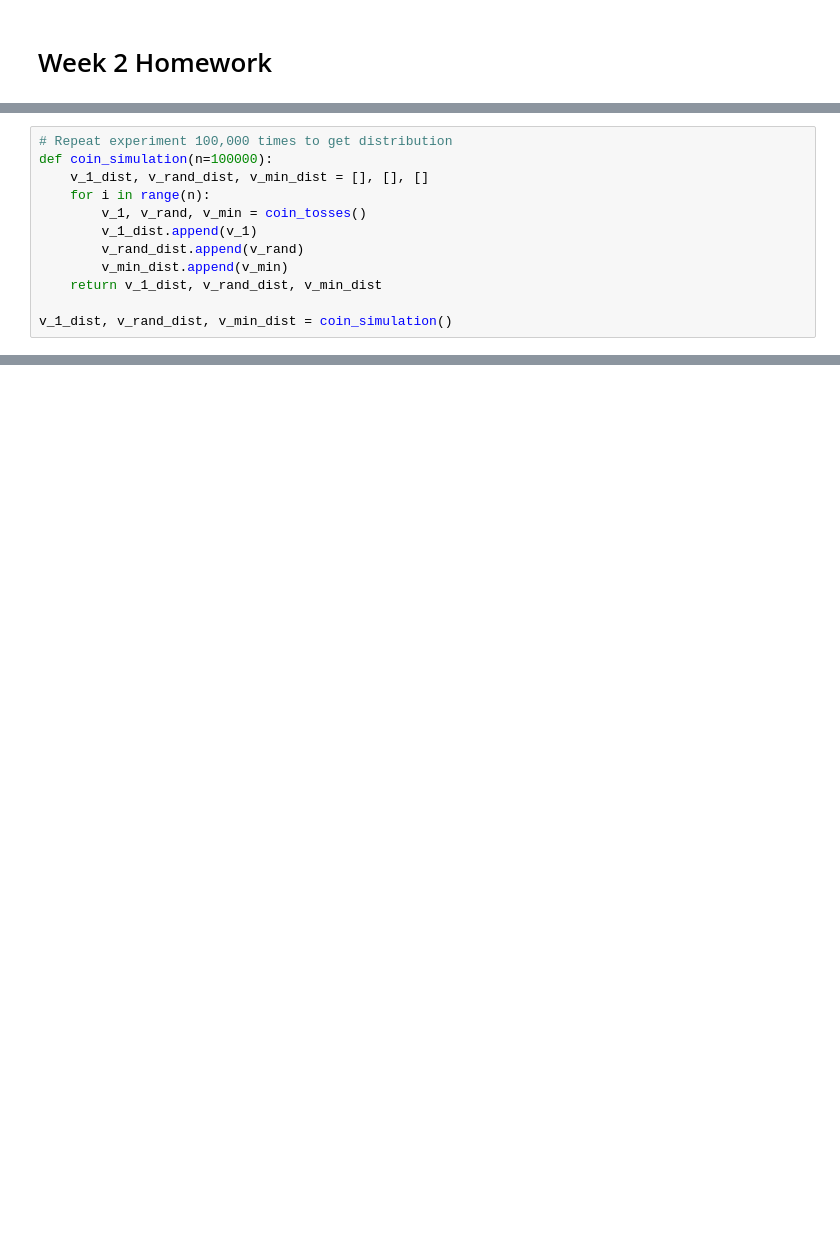
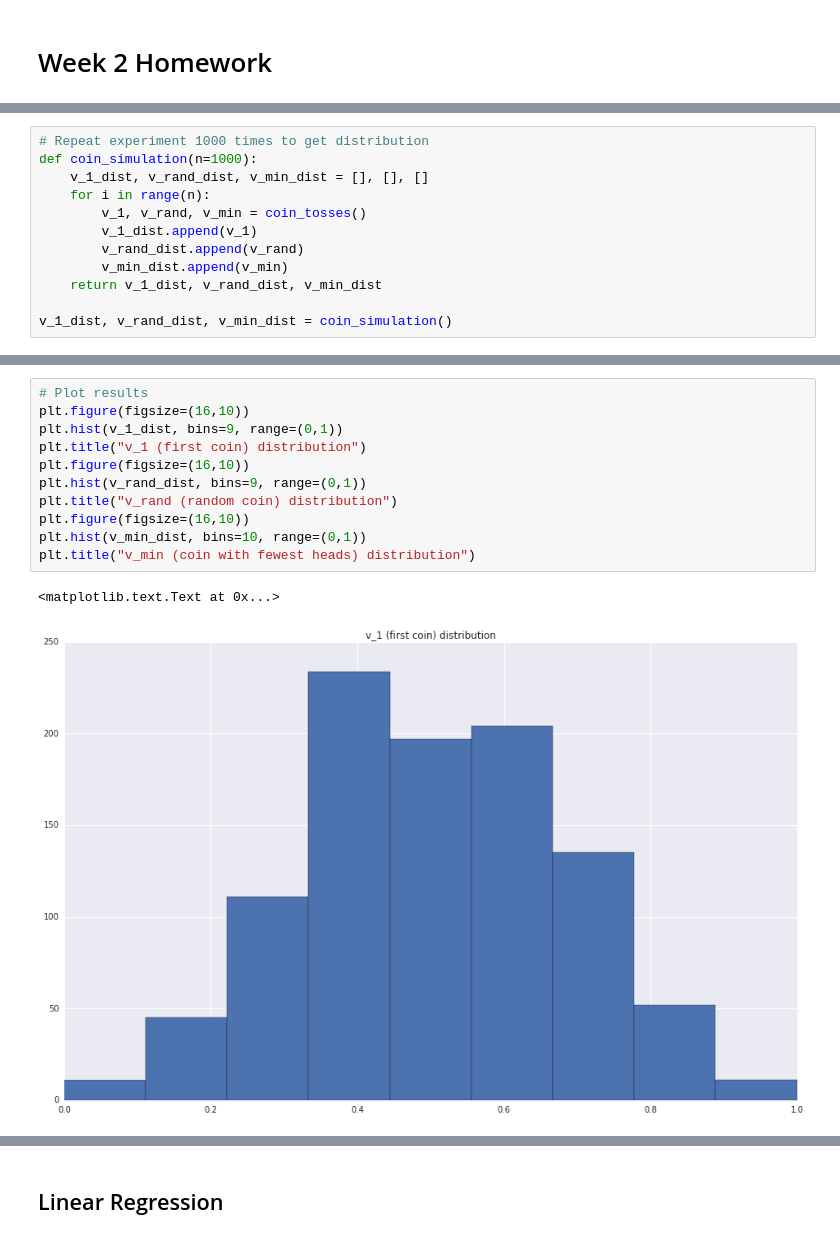
Before and after one commit to konniamchan/learning-from-data, a Jupyter notebook: learning-week-02.ipynb, the cells around one changed output, grey strips where cells are left out. Drawn from its saved outputs; the diff is of its cells as text; blank space fills up the shorter version.

```diff
--- a/learning-week-02.ipynb
+++ b/learning-week-02.ipynb
@@ -24,6 +25,6 @@ coin_tosses()
 # %%
-# Repeat experiment 100,000 times to get distribution
-def coin_simulation(n=100000):
+# Repeat experiment 1000 times to get distribution
+def coin_simulation(n=1000):
     v_1_dist, v_rand_dist, v_min_dist = [], [], []
     for i in range(n):
         v_1, v_rand, v_min = coin_tosses()
@@ -57,0 +46,14 @@ sns.distplot(v_min_dist, kde=False)
+# %%
+# Plot results
+plt.figure(figsize=(16,10))
+plt.hist(v_1_dist, bins=9, range=(0,1))
+plt.title("v_1 (first coin) distribution")
+plt.figure(figsize=(16,10))
+plt.hist(v_rand_dist, bins=9, range=(0,1))
+plt.title("v_rand (random coin) distribution")
+plt.figure(figsize=(16,10))
+plt.hist(v_min_dist, bins=10, range=(0,1))
+plt.title("v_min (coin with fewest heads) distribution")
+# %% [output]
+<matplotlib.text.Text at 0x...>
+[figure, added]
@@ -57,0 +62,2 @@ sns.distplot(v_min_dist, kde=False)
+# %% [markdown]
+## Linear Regression
```
Also changed, not shown: parts of 17 cells of this notebook.
